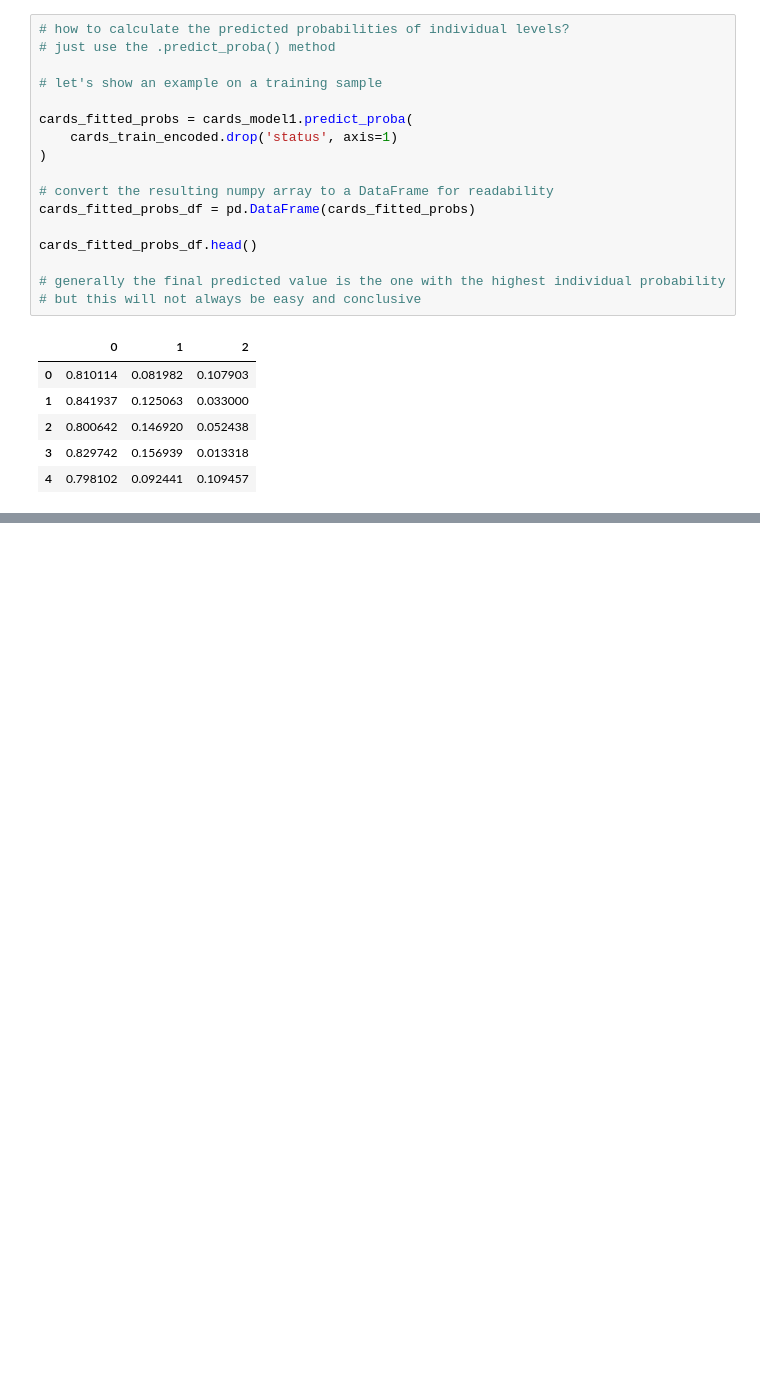
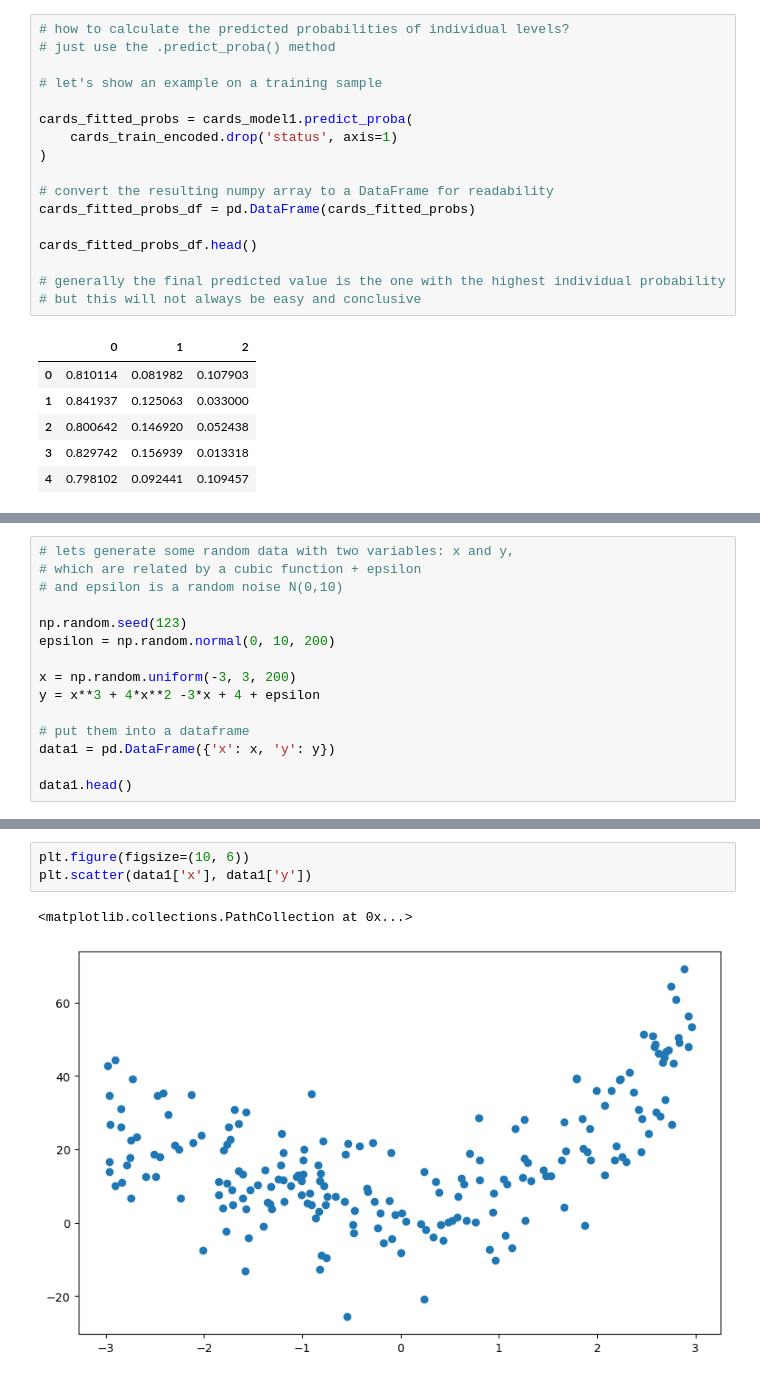
Before and after one commit to Mukhammadkodir27/Advanced_Python, a Jupyter notebook: Machine_Learning/Machine-Learning2.ipynb, the cells around one changed output, grey strips where cells are left out. Drawn from its saved outputs; the diff is of its cells as text; blank space fills up the shorter version.

```diff
--- a/Machine_Learning/Machine-Learning2.ipynb
+++ b/Machine_Learning/Machine-Learning2.ipynb
@@ -400,0 +411,15 @@ cards_fitted_probs_df.head()
+# %%
+# lets generate some random data with two variables: x and y,
+# which are related by a cubic function + epsilon
+# and epsilon is a random noise N(0,10)
+
+np.random.seed(123)
+epsilon = np.random.normal(0, 10, 200)
+
+x = np.random.uniform(-3, 3, 200)
+y = x**3 + 4*x**2 -3*x + 4 + epsilon
+
+# put them into a dataframe
+data1 = pd.DataFrame({'x': x, 'y': y})
+
+data1.head()
@@ -400,0 +433,6 @@ cards_fitted_probs_df.head()
+# %%
+plt.figure(figsize=(10, 6))
+plt.scatter(data1['x'], data1['y'])
+# %% [output]
+<matplotlib.collections.PathCollection at 0x...>
+[figure, added]
```
Also changed, not shown: parts of 29 cells of this notebook.
